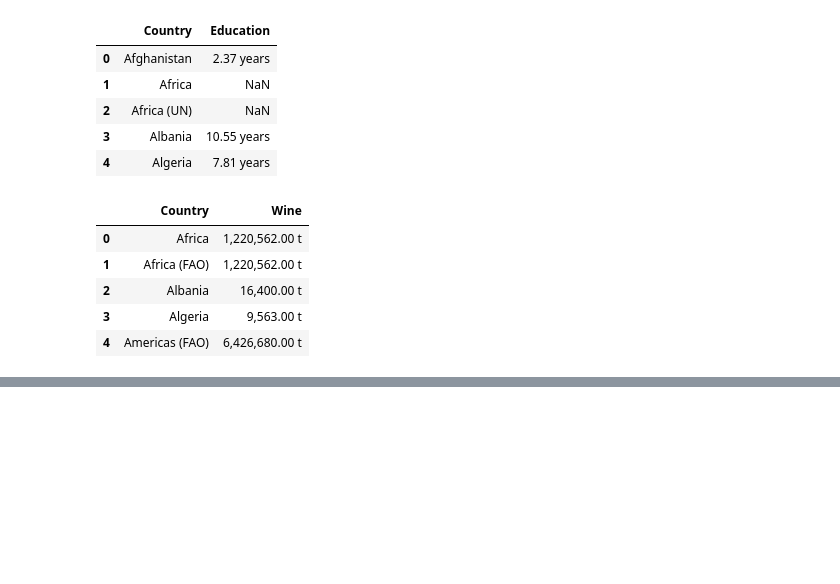
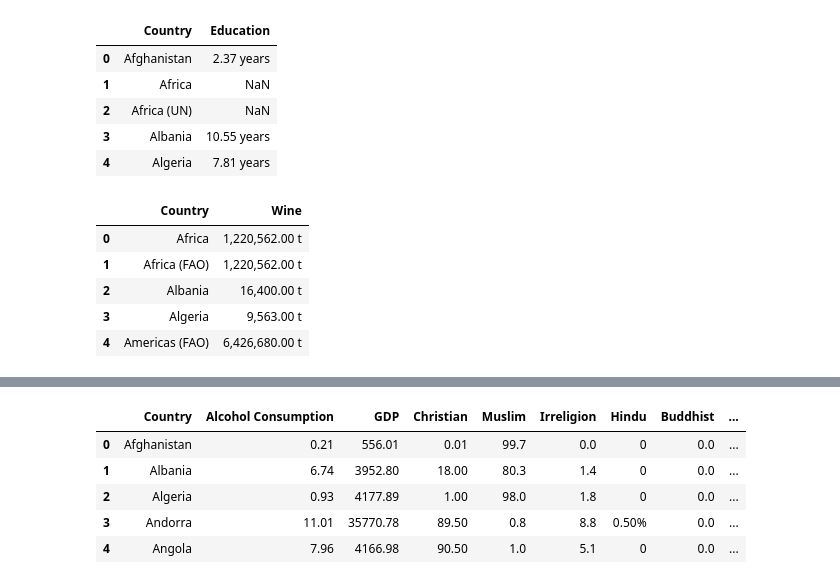
Before and after one commit to sarahabdul2/STAT-303-2-Project-, a Jupyter notebook: train_data.ipynb, the cells around one changed output, grey strips where cells are left out. Drawn from its saved outputs; the diff is of its cells as text; code cells hidden in the pictures; blank space fills up the shorter version.

Commit message:
added test dataset for 2 predictors and cleaning code if needed

```diff
--- a/train_data.ipynb
+++ b/train_data.ipynb
@@ -266,0 +228,8 @@ df15 = df15.merge(electricity.loc[electricity.Year == 2015].drop(columns = ['Yea
+# %%
+#Adding tobacco usage/smoking predictor
+
+smoking15 = pd.read_csv('2015_tobacco.csv')
+smoking10 = pd.read_csv('2010_tobacco.csv')
+smoking05 = pd.read_csv('2005_tobacco.csv')
+
+smoking05.head()
@@ -266,0 +243,9 @@ df15 = df15.merge(electricity.loc[electricity.Year == 2015].drop(columns = ['Yea
+# %%
+#removing % signs and converting tobacco user percent to demical
+
+
+smoking15['Tobacco Use'] = smoking15['Tobacco Use'].replace('%', '').astype(float)/100
+smoking10['Tobacco Use'] = smoking10['Tobacco Use'].replace('%', '').astype(float)/100
+smoking05['Tobacco Use'] = smoking05['Tobacco Use'].replace('%', '').astype(float)/100
+
+smoking05.head()
@@ -266,0 +259,9 @@ df15 = df15.merge(electricity.loc[electricity.Year == 2015].drop(columns = ['Yea
+# %%
+#Adding homicide as a predictor
+homicide15 = pd.read_csv('2015_homicide.csv')
+
+homicide10 = pd.read_csv('2010_homicide.csv')
+
+homicide05 = pd.read_csv('2005_homicide.csv')
+
+homicide05.head()
@@ -266,0 +275,25 @@ df15 = df15.merge(electricity.loc[electricity.Year == 2015].drop(columns = ['Yea
+# %%
+#merging smoking, homicide and depression predictors to the dataframes
+df15 = df15.merge(depression15, on='Country', how='left')
+df10 = df10.merge(depression10, on='Country', how='left')
+df05 = df05.merge(depression05, on='Country', how='left')
+
+df15 = df15.merge(smoking15, on='Country', how='left')
+df10 = df10.merge(smoking10, on='Country', how='left')
+df05 = df05.merge(smoking05, on='Country', how='left')
+
+df15 = df15.merge(homicide15, on='Country', how='left')
+df10 = df10.merge(homicide10, on='Country', how='left')
+df05 = df05.merge(homicide05, on='Country', how='left')
+
+df15.head()
+
+
+#df15.drop
+# %% [output]
+|  | Country | Alcohol Consumption | GDP | Christian | Muslim | Irreligion | Hindu | Buddhist | ... |
+| 0 | Afghanistan | 0.21 | 556.01 | 0.01 | 99.7 | 0.0 | 0 | 0.0 | ... |
+| 1 | Albania | 6.74 | 3952.80 | 18.00 | 80.3 | 1.4 | 0 | 0.0 | ... |
+| 2 | Algeria | 0.93 | 4177.89 | 1.00 | 98.0 | 1.8 | 0 | 0.0 | ... |
+| 3 | Andorra | 11.01 | 35770.78 | 89.50 | 0.8 | 8.8 | 0.50% | 0.0 | ... |
+| 4 | Angola | 7.96 | 4166.98 | 90.50 | 1.0 | 5.1 | 0 | 0.0 | ... |
```
Also changed, not shown: parts of 27 cells of this notebook, 2 other files.
